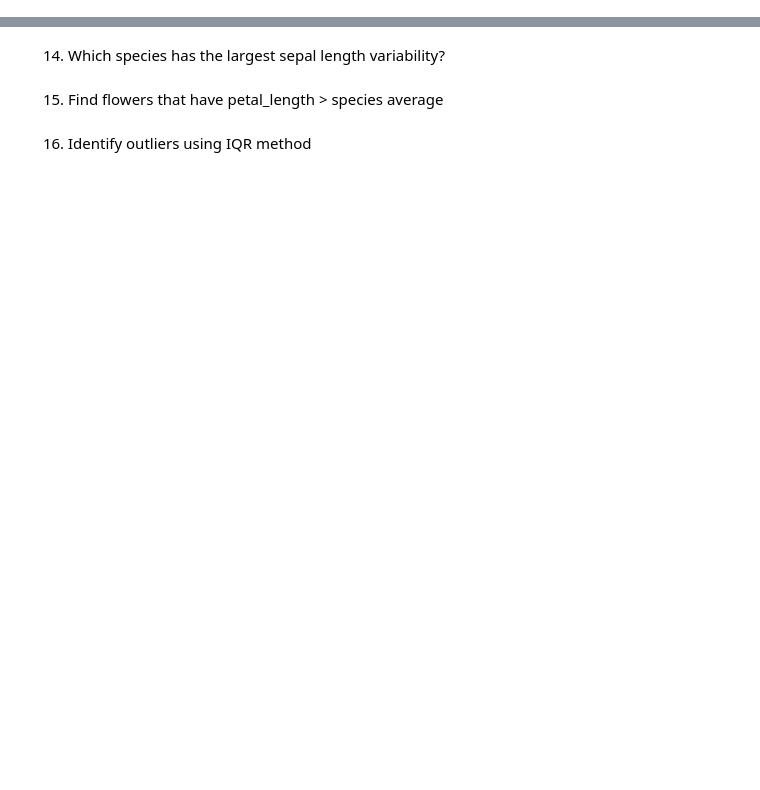
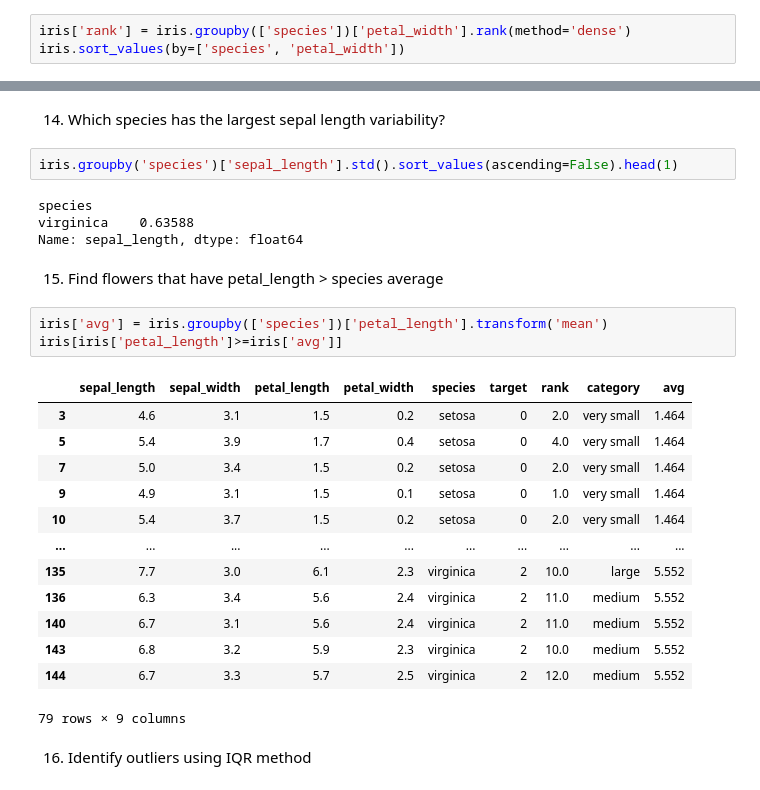
Before and after one commit to r-tavakoli/ai-ml-exercises, a Jupyter notebook: pandas/003_iris.ipynb, the cells around one changed output, grey strips where cells are left out. Saved outputs shown, nothing was run; the diff lists cells and outputs as text; blank space fills up the shorter version.

```diff
--- a/pandas/003_iris.ipynb
+++ b/pandas/003_iris.ipynb
@@ -36,2 +175,5 @@ iris.head()
 # %% [markdown]
 7. Rank flowers by petal_width within each species
+# %%
+iris['rank'] = iris.groupby(['species'])['petal_width'].rank(method='dense')
+iris.sort_values(by=['species', 'petal_width'])
@@ -50,6 +292,29 @@ iris.head()
 # %% [markdown]
 14. Which species has the largest sepal length variability?
+# %%
+iris.groupby('species')['sepal_length'].std().sort_values(ascending=False).head(1)
+# %% [output]
+species
+virginica    0.63588
+Name: sepal_length, dtype: float64
 # %% [markdown]
 15. Find flowers that have petal_length > species average
+# %%
+iris['avg'] = iris.groupby(['species'])['petal_length'].transform('mean')
+iris[iris['petal_length']>=iris['avg']]
+# %% [output]
+|  | sepal_length | sepal_width | petal_length | petal_width | species | target | rank | category | avg |
+| 3 | 4.6 | 3.1 | 1.5 | 0.2 | setosa | 0 | 2.0 | very small | 1.464 |
+| 5 | 5.4 | 3.9 | 1.7 | 0.4 | setosa | 0 | 4.0 | very small | 1.464 |
+| 7 | 5.0 | 3.4 | 1.5 | 0.2 | setosa | 0 | 2.0 | very small | 1.464 |
+| 9 | 4.9 | 3.1 | 1.5 | 0.1 | setosa | 0 | 1.0 | very small | 1.464 |
+| 10 | 5.4 | 3.7 | 1.5 | 0.2 | setosa | 0 | 2.0 | very small | 1.464 |
+| ... | ... | ... | ... | ... | ... | ... | ... | ... | ... |
+| 135 | 7.7 | 3.0 | 6.1 | 2.3 | virginica | 2 | 10.0 | large | 5.552 |
+| 136 | 6.3 | 3.4 | 5.6 | 2.4 | virginica | 2 | 11.0 | medium | 5.552 |
+| 140 | 6.7 | 3.1 | 5.6 | 2.4 | virginica | 2 | 11.0 | medium | 5.552 |
+| 143 | 6.8 | 3.2 | 5.9 | 2.3 | virginica | 2 | 10.0 | medium | 5.552 |
+| 144 | 6.7 | 3.3 | 5.7 | 2.5 | virginica | 2 | 12.0 | medium | 5.552 |
+79 rows × 9 columns
 # %% [markdown]
 16. Identify outliers using IQR method
```
Also changed, not shown: parts of 32 cells of this notebook.
